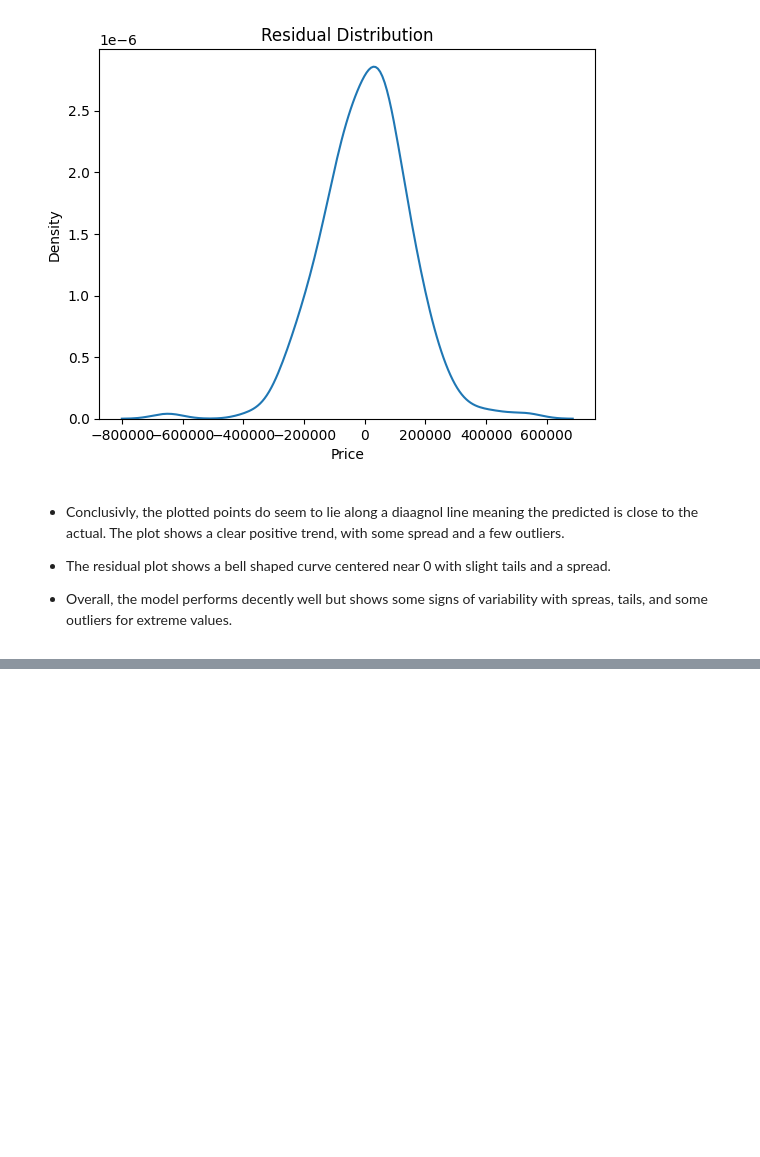
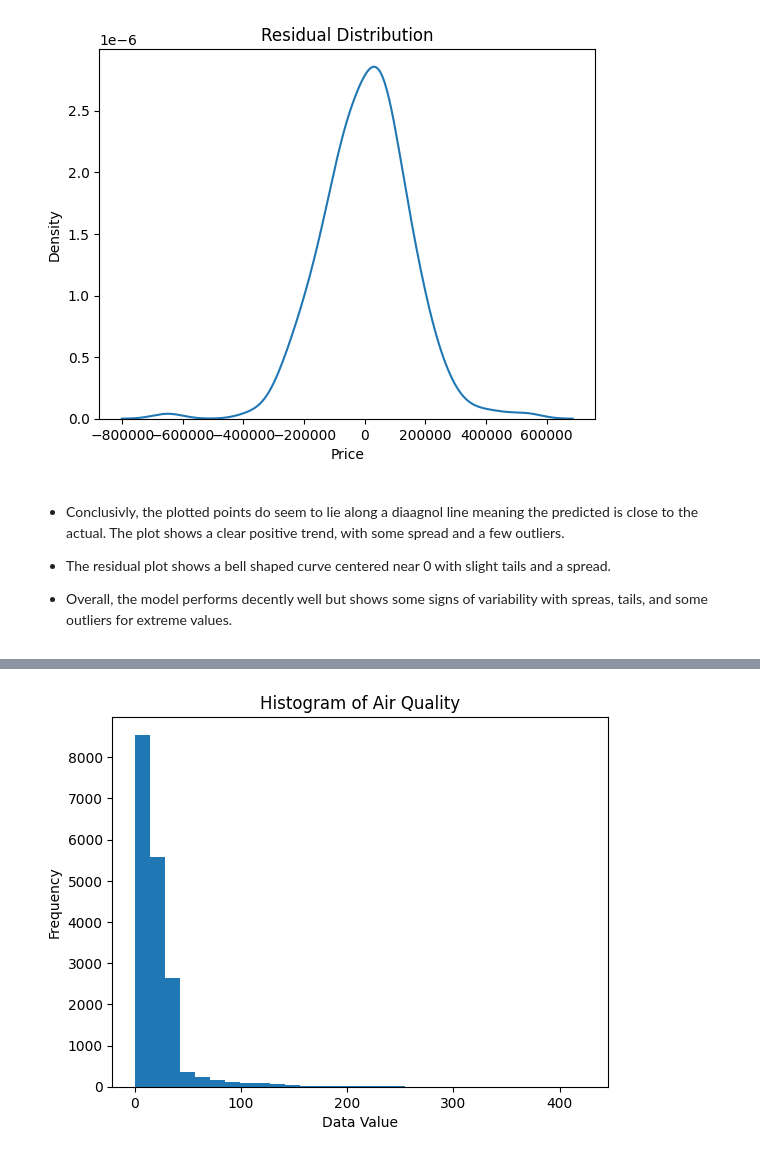
Before and after one commit to Mattcben1/week_8, a Jupyter notebook: Lab_assignment.ipynb, the cells around one changed output, grey strips where cells are left out. Drawn from its saved outputs; the diff is of its cells as text; code cells hidden in the pictures; blank space fills up the shorter version.

```diff
--- a/Lab_assignment.ipynb
+++ b/Lab_assignment.ipynb
@@ -634,0 +687,9 @@ plt.show()
+# %%
+#Hist of air quality
+plt.hist(df["Data Value"], bins=30)
+plt.title("Histogram of Air Quality")
+plt.xlabel("Data Value")
+plt.ylabel("Frequency")
+plt.show()
+# %% [output]
+[figure, added]
```
Also changed, not shown: parts of 21 cells of this notebook.
